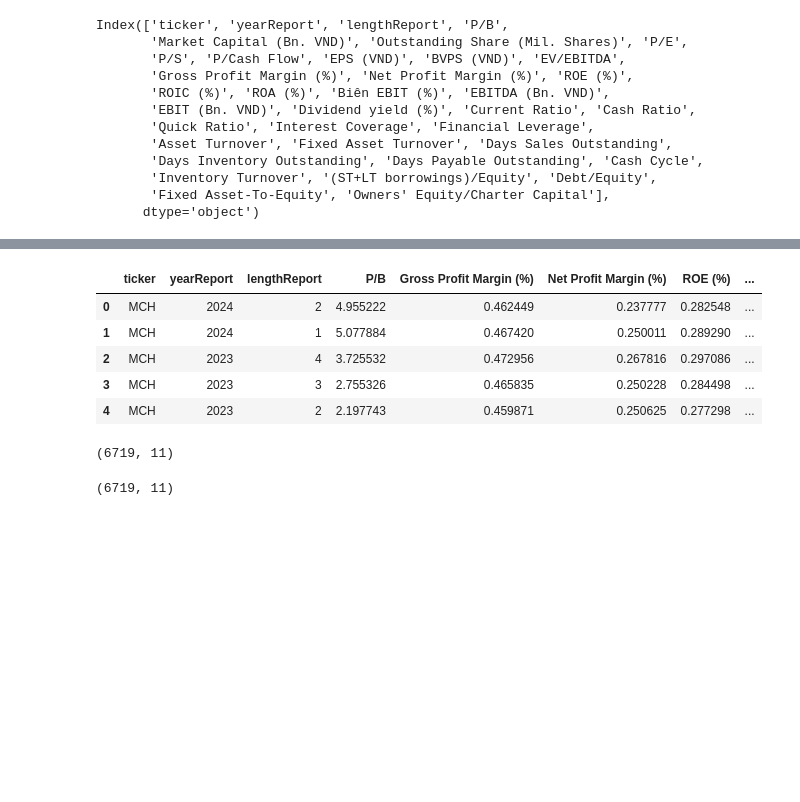
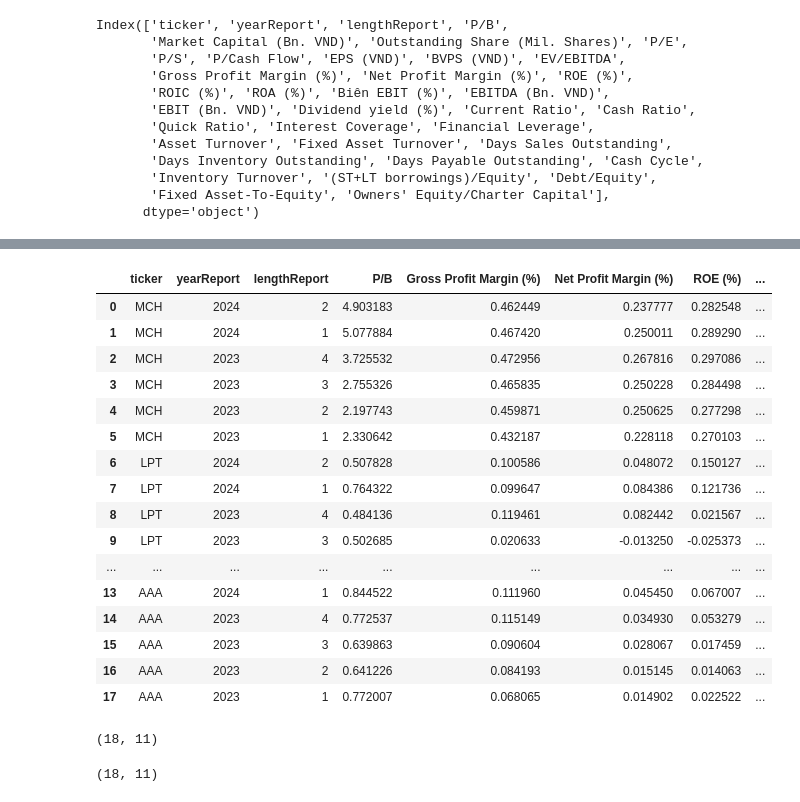
Before and after one commit to ndminh2003/Vietnam_Stock, a Jupyter notebook: stock-price-data-collection.ipynb, the cells around one changed output, grey strips where cells are left out. Cells and saved outputs as stored; diff of their text form; code cells hidden in the pictures; blank space fills up the shorter version.

Commit message:
Kaggle Notebook | Stock_Price_Data_Collection | Version 4

```diff
--- a/stock-price-data-collection.ipynb
+++ b/stock-price-data-collection.ipynb
@@ -140,6 +135,7 @@ def DataCollection(company):
     df1 = df_fin[df_fin['Meta']['yearReport'].isin([2023,2024])]
     df1.columns = df1.columns.droplevel(0)
     df_fin = df1[criteria]
+    df_price = stock.quote.history(start='2023-3-30', end='2024-07-21')
     print('error')
     return df_fin
 # %%
@@ -151,7 +147,8 @@ print(com_list)
 # %%
+com_lists = ['LPT', 'BID', 'AAA']
 df = DataCollection("MCH")
-prog = 0
-for company in com_list:
+prog = 1
+for company in com_lists:
     print("Number of stock pull: ",prog)
     prog += 1
     try:
@@ -183,21 +172,32 @@ Number of stock pull:  5
 # %%
-df.head()
+df.head(29)
 # %% [output]
 |  | ticker | yearReport | lengthReport | P/B | Gross Profit Margin (%) | Net Profit Margin (%) | ROE (%) | ... |
-| 0 | MCH | 2024 | 2 | 4.955222 | 0.462449 | 0.237777 | 0.282548 | ... |
+| 0 | MCH | 2024 | 2 | 4.903183 | 0.462449 | 0.237777 | 0.282548 | ... |
 | 1 | MCH | 2024 | 1 | 5.077884 | 0.467420 | 0.250011 | 0.289290 | ... |
 | 2 | MCH | 2023 | 4 | 3.725532 | 0.472956 | 0.267816 | 0.297086 | ... |
 | 3 | MCH | 2023 | 3 | 2.755326 | 0.465835 | 0.250228 | 0.284498 | ... |
 | 4 | MCH | 2023 | 2 | 2.197743 | 0.459871 | 0.250625 | 0.277298 | ... |
+| 5 | MCH | 2023 | 1 | 2.330642 | 0.432187 | 0.228118 | 0.270103 | ... |
+| 6 | LPT | 2024 | 2 | 0.507828 | 0.100586 | 0.048072 | 0.150127 | ... |
+| 7 | LPT | 2024 | 1 | 0.764322 | 0.099647 | 0.084386 | 0.121736 | ... |
+| 8 | LPT | 2023 | 4 | 0.484136 | 0.119461 | 0.082442 | 0.021567 | ... |
+| 9 | LPT | 2023 | 3 | 0.502685 | 0.020633 | -0.013250 | -0.025373 | ... |
+| ... | ... | ... | ... | ... | ... | ... | ... | ... |
+| 13 | AAA | 2024 | 1 | 0.844522 | 0.111960 | 0.045450 | 0.067007 | ... |
+| 14 | AAA | 2023 | 4 | 0.772537 | 0.115149 | 0.034930 | 0.053279 | ... |
+| 15 | AAA | 2023 | 3 | 0.639863 | 0.090604 | 0.028067 | 0.017459 | ... |
+| 16 | AAA | 2023 | 2 | 0.641226 | 0.084193 | 0.015145 | 0.014063 | ... |
+| 17 | AAA | 2023 | 1 | 0.772007 | 0.068065 | 0.014902 | 0.022522 | ... |
 # %%
 df.shape
 # %% [output]
-(6719, 11)
+(18, 11)
 # %%
 df_final = df.dropna()
 df.shape
 # %% [output]
-(6719, 11)
+(18, 11)
 # %%
 df_cat.head()
 # %% [output]
```
Also changed, not shown: parts of 21 cells of this notebook.
